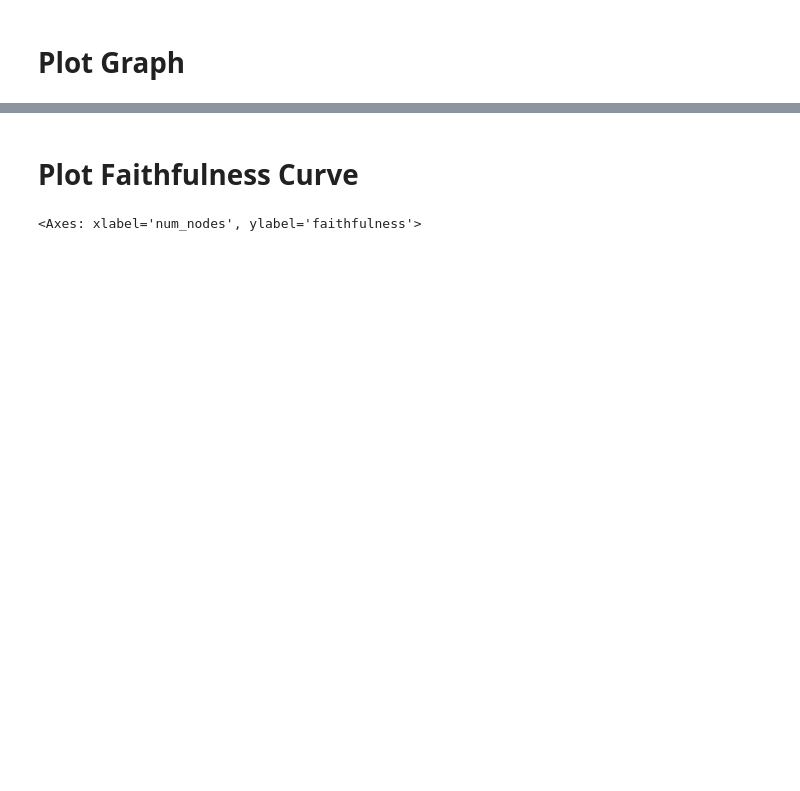
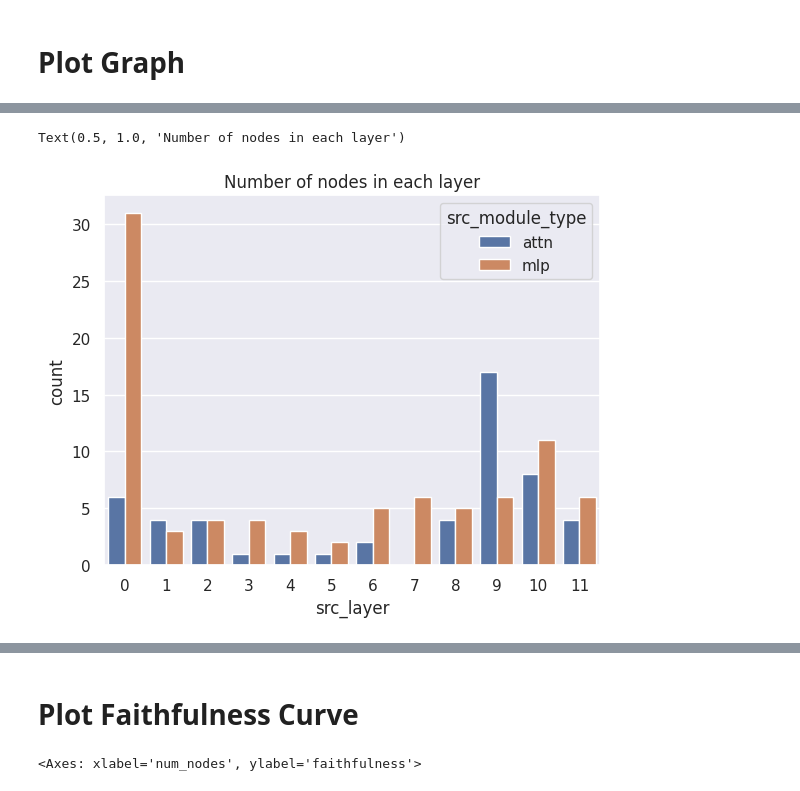
Before and after one commit to dtch1997/circuit-finder, a Jupyter notebook: circuit_finder/experiments/viz_leap_experiment_results.ipynb, the cells around one changed output, grey strips where cells are left out. Drawn from its saved outputs; the diff is of its cells as text; code cells hidden in the pictures; blank space fills up the shorter version.

```diff
--- a/circuit_finder/experiments/viz_leap_experiment_results.ipynb
+++ b/circuit_finder/experiments/viz_leap_experiment_results.ipynb
@@ -75,0 +136,7 @@ Threshold: 0.01, n_edges: 32
+# %%
+# Plot the number of nodes in each layer
+sns.countplot(x="src_layer", data=df, hue="src_module_type")
+plt.title("Number of nodes in each layer")
+# %% [output]
+Text(0.5, 1.0, 'Number of nodes in each layer')
+[figure, added]
```
Also changed, not shown: parts of 14 cells of this notebook, 1 other file.
